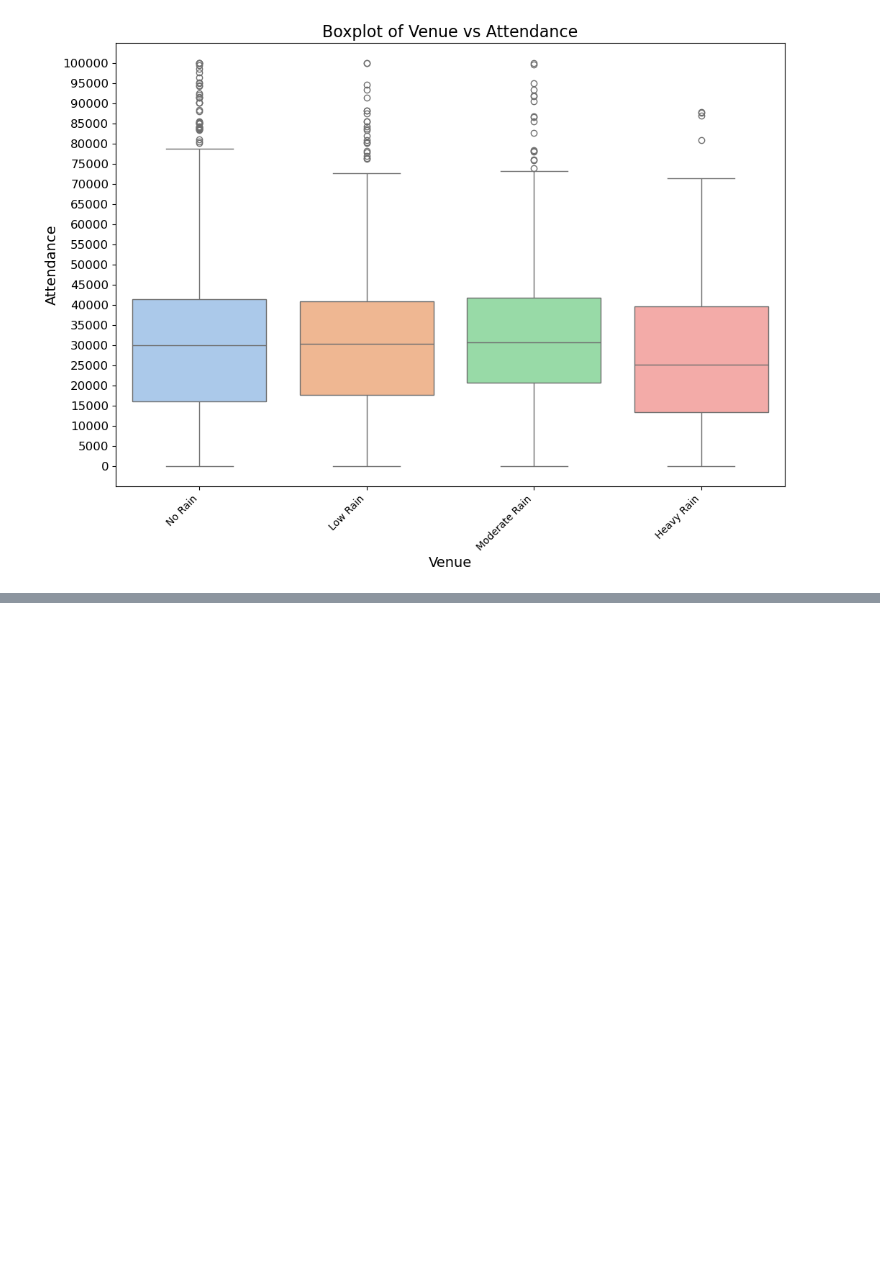
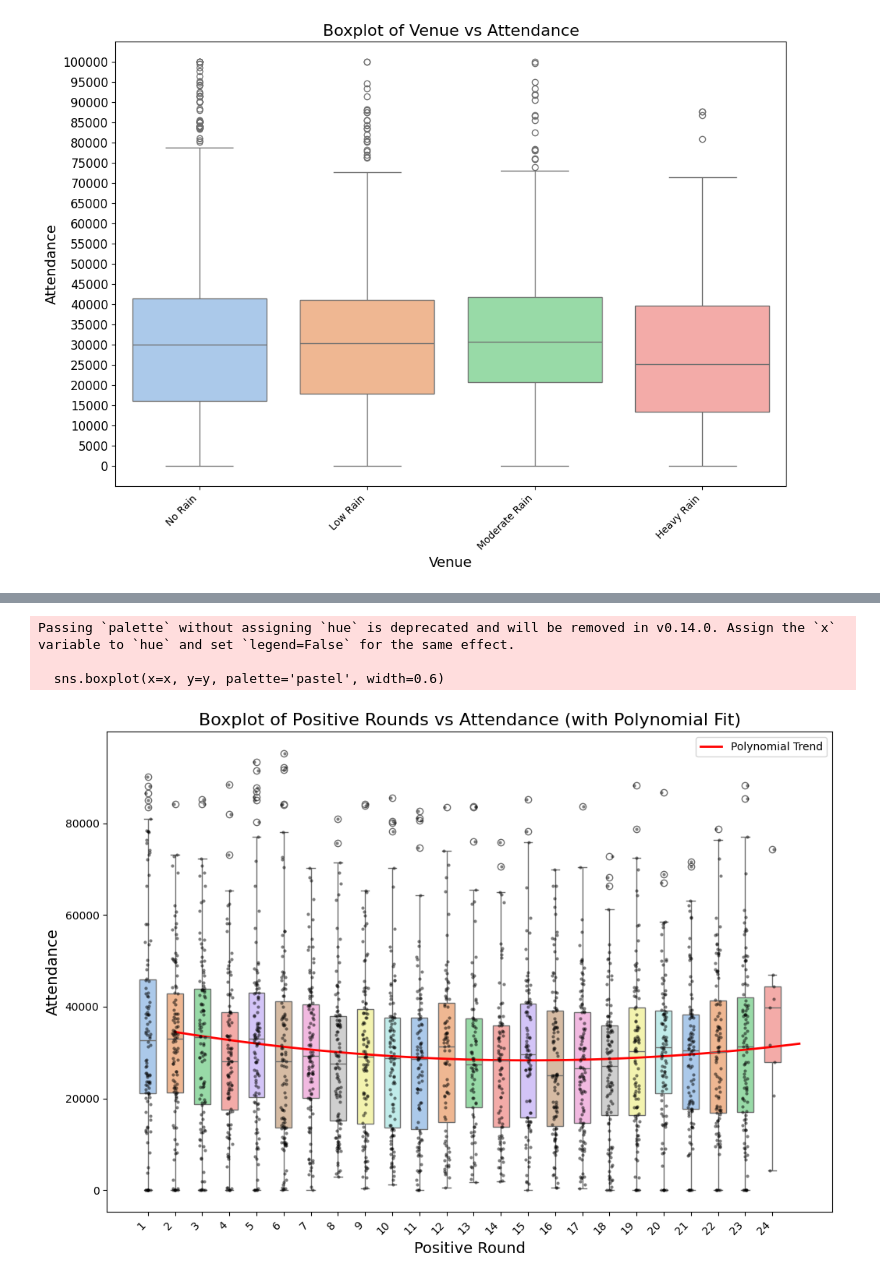
Before and after one commit to Raad42/AflAnalysis-, a Jupyter notebook: notebooks/eda.ipynb, the cells around one changed output, grey strips where cells are left out. Saved outputs shown, nothing was run; the diff lists cells and outputs as text; code cells hidden in the pictures; blank space fills up the shorter version.

```diff
--- a/notebooks/eda.ipynb
+++ b/notebooks/eda.ipynb
@@ -224,0 +280,47 @@ Passing `palette` without assigning `hue` is deprecated and will be removed in v
+# %%
+import numpy as np
+import matplotlib.pyplot as plt
+import seaborn as sns
+import statsmodels.api as sm
+
+# Filter data: Only positive rounds
+positive_rounds = mainDF[mainDF['Round'] > 0]
+
+# Fit Polynomial Regression (Degree = 2 or 3 for curvature)
+x = positive_rounds['Round']
+y = positive_rounds['Attendance']
+
+# Fit a 2nd-degree polynomial (quadratic)
+poly_coeffs = np.polyfit(x, y, deg=2)
+poly_eq = np.poly1d(poly_coeffs)
+
+# Generate values for the fitted line
+x_fit = np.linspace(x.min(), x.max(), 100)
+y_fit = poly_eq(x_fit)
+
+# Create figure
+plt.figure(figsize=(12, 8))
+
+# Boxplot
+sns.boxplot(x=x, y=y, palette='pastel', width=0.6)
+
+# Scatterplot overlay (actual points)
+sns.stripplot(x=x, y=y, color='black', size=3, alpha=0.5, jitter=True)
+
+# Polynomial Regression Line
+plt.plot(x_fit, y_fit, color='red', linewidth=2, label='Polynomial Trend')
+
+# Titles and labels
+plt.title('Boxplot of Positive Rounds vs Attendance (with Polynomial Fit)', fontsize=16)
+plt.xlabel('Positive Round', fontsize=14)
+plt.ylabel('Attendance', fontsize=14)
+plt.xticks(rotation=45, fontsize=10, ha='right')
+plt.legend()
+
+# Show plot
+plt.show()
+# %% [output]
+Passing `palette` without assigning `hue` is deprecated and will be removed in v0.14.0. Assign the `x` variable to `hue` and set `legend=False` for the same effect.
+
+  sns.boxplot(x=x, y=y, palette='pastel', width=0.6)
+[figure, added]
```
Also changed, not shown: parts of 9 cells of this notebook, 21 other files.
